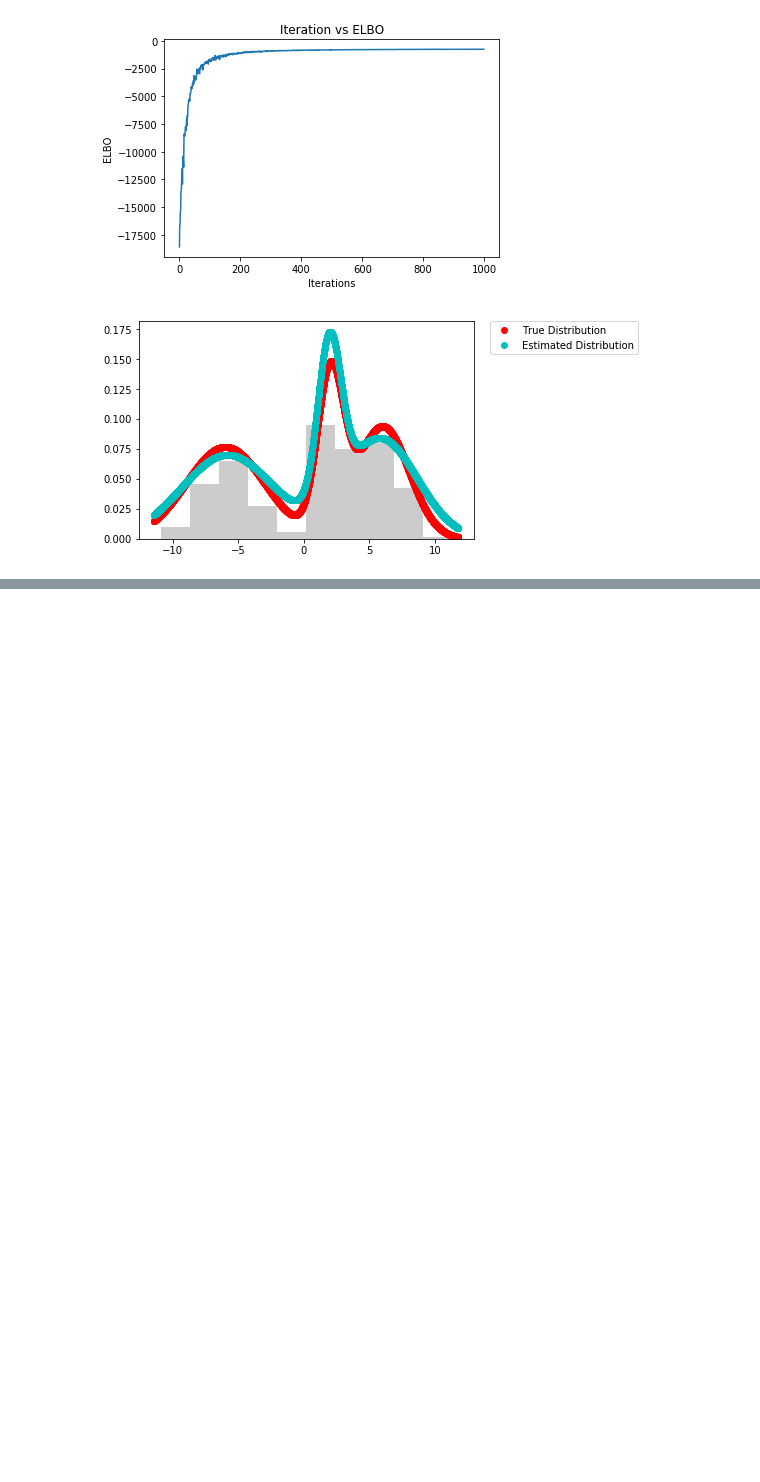
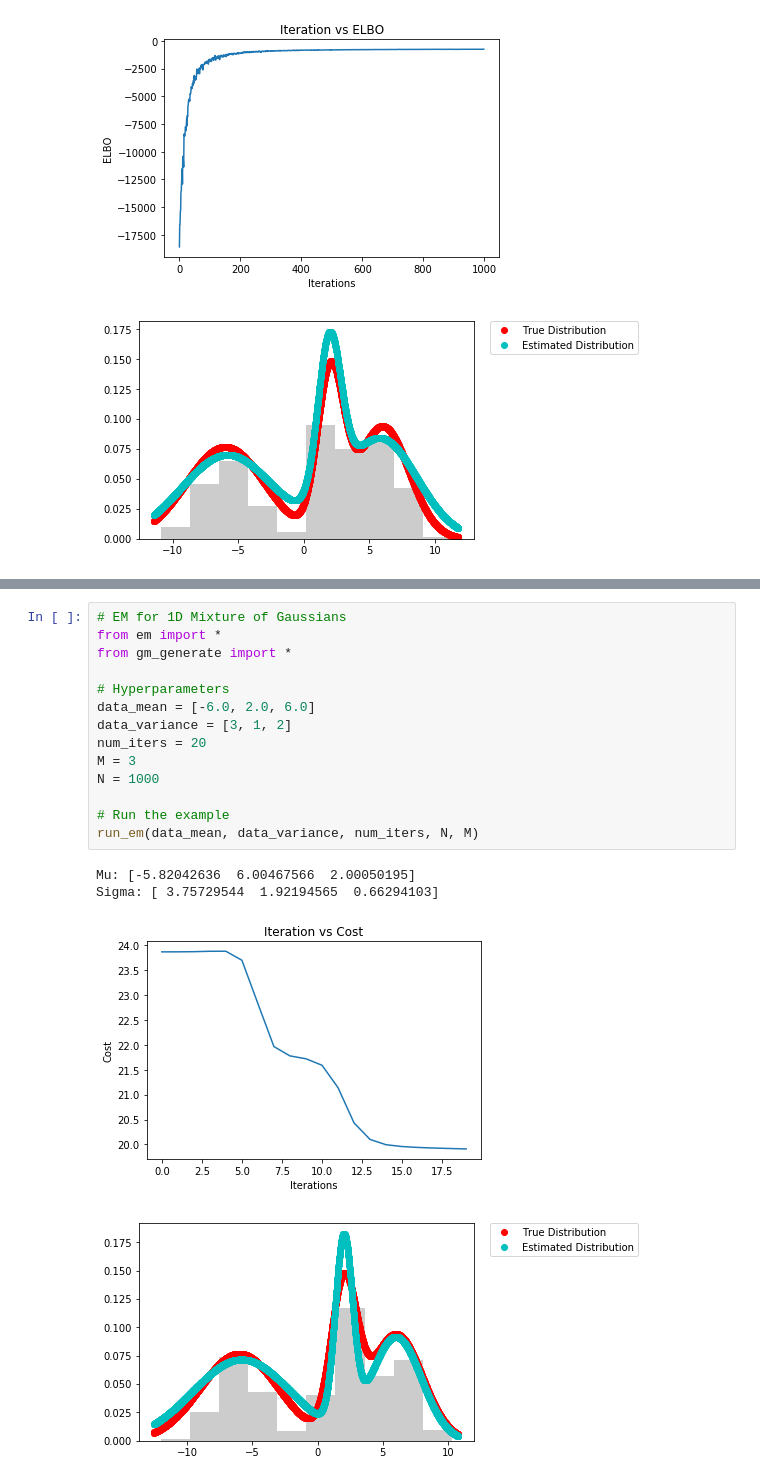
Before and after one commit to sh-gupta/VariationalInference, a Jupyter notebook: Basic Concepts.ipynb, the cells around one changed output, grey strips where cells are left out. Cells and saved outputs as stored; diff of their text form; blank space fills up the shorter version.

```diff
--- a/Basic Concepts.ipynb
+++ b/Basic Concepts.ipynb
@@ -514,0 +517,19 @@ One can again play around with the hyperparameters in the code given above. To t
+# %%
+# EM for 1D Mixture of Gaussians
+from em import *
+from gm_generate import *
+
+# Hyperparameters
+data_mean = [-6.0, 2.0, 6.0]
+data_variance = [3, 1, 2]
+num_iters = 20
+M = 3
+N = 1000
+
+# Run the example
+run_em(data_mean, data_variance, num_iters, N, M)
+# %% [output]
+Mu: [-5.82042636  6.00467566  2.00050195]
+Sigma: [ 3.75729544  1.92194565  0.66294103]
+[figure, added]
+[figure, added]
```
Also changed, not shown: parts of 1 cell of this notebook, 1 other file.
